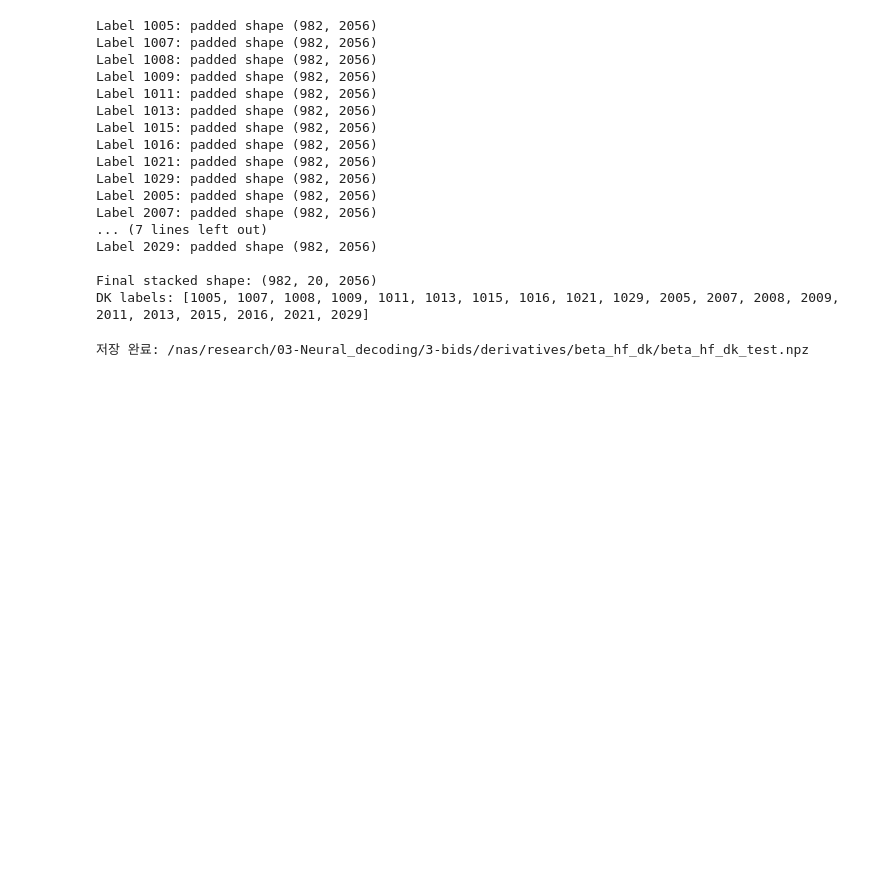
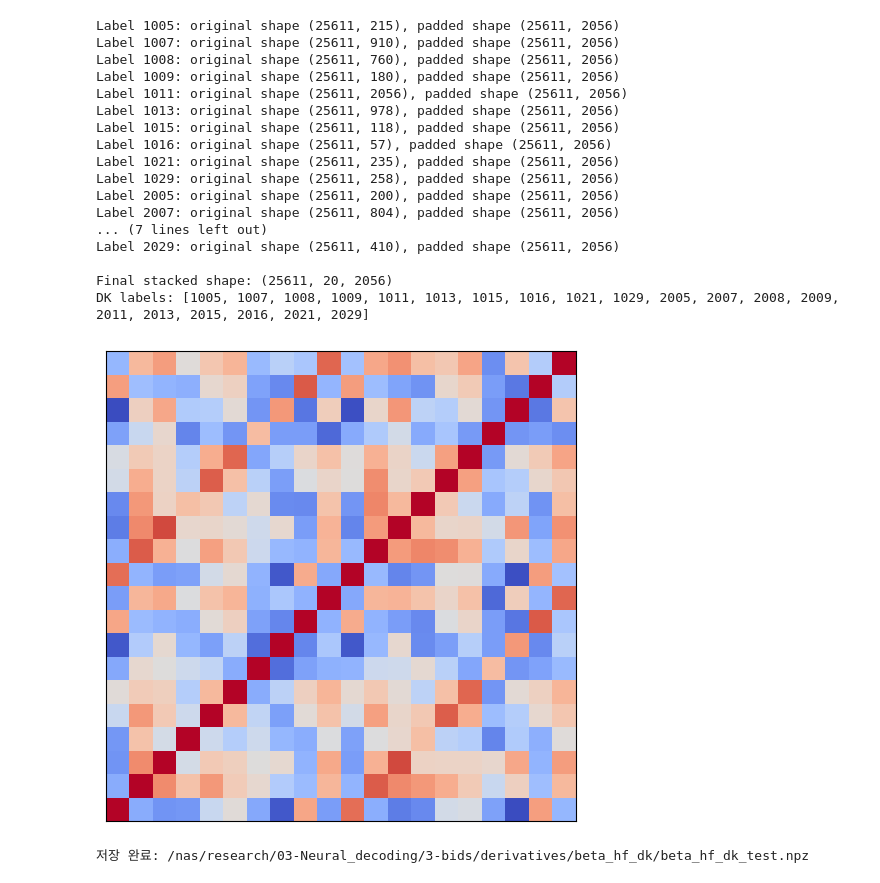
Before and after one commit to yw-kim-02/ConnecToMind, a Jupyter notebook: 2-Bids_code/test_mask.ipynb, the cells around one changed output. Cells and saved outputs as stored; diff of their text form; code cells hidden in the pictures; blank space fills up the shorter version.

```diff
--- a/2-Bids_code/test_mask.ipynb
+++ b/2-Bids_code/test_mask.ipynb
@@ -6,9 +6,9 @@ import os
 # %%
 nsd_mask_path = "/nas/research/03-Neural_decoding/3-bids/derivatives/beta_nsd/sub-01/nsdgeneral.nii.gz"
 dk_atlas_path = "/nas/research/03-Neural_decoding/3-bids/derivatives/beta_hf_dk/DK-atlas-fmri.nii.gz"
-beta_path = "/nas/research/03-Neural_decoding/3-bids/derivatives/beta_huggingface/nsdgeneral_test.npy"
-output_dir = "/nas/research/03-Neural_decoding/3-bids/derivatives/beta_hf_dk"
-os.makedirs(output_dir, exist_ok=True)
+beta_path = "/nas/research/03-Neural_decoding/3-bids/derivatives/beta_huggingface/nsdgeneral.npy"
+#output_dir = "/nas/research/03-Neural_decoding/3-bids/derivatives/beta_hf_dk"
+#os.makedirs(output_dir, exist_ok=True)
 
 nsd_mask = nib.load(nsd_mask_path).get_fdata().flatten()
 dk_atlas = nib.load(dk_atlas_path).get_fdata().flatten()
@@ -29,42 +29,74 @@ max_voxels = max(arr.shape[1] for arr in dk_dict.values())
 
 padded_dict = {}
 for label, data in dk_dict.items():
+    original_shape = data.shape
     pad_width = max_voxels - data.shape[1]
     if pad_width > 0:
         padded = np.pad(data, ((0,0), (0, pad_width)), mode='constant')
     else:
         padded = data
     padded_dict[label] = padded
-    print(f"Label {label}: padded shape {padded.shape}")
+    print(f"Label {label}: original shape {original_shape}, padded shape {padded.shape}")
+
 
 
 all_data = np.stack([padded_dict[label] for label in sorted(padded_dict.keys())], axis=0)
 all_data = np.transpose(all_data, (1, 0, 2))
 
-np.save(os.path.join(output_dir, "beta_dk_padded_test.npy"), all_data)
-np.save(os.path.join(output_dir, "beta_dk_labels_test.npy"), np.array(sorted(padded_dict.keys())))
+#np.save(os.path.join(output_dir, "beta_dk_padded_test.npy"), all_data)
+#np.save(os.path.join(output_dir, "beta_dk_labels_test.npy"), np.array(sorted(padded_dict.keys())))
 
 
 print(f"\nFinal stacked shape: {all_data.shape}")  # 전체 shape 확인
 print(f"DK labels: {sorted(padded_dict.keys())}")  # 라벨 확인
 # %% [output]
-Label 1005: padded shape (982, 2056)
-Label 1007: padded shape (982, 2056)
-Label 1008: padded shape (982, 2056)
-Label 1009: padded shape (982, 2056)
-Label 1011: padded shape (982, 2056)
-Label 1013: padded shape (982, 2056)
-Label 1015: padded shape (982, 2056)
-Label 1016: padded shape (982, 2056)
-Label 1021: padded shape (982, 2056)
-Label 1029: padded shape (982, 2056)
-Label 2005: padded shape (982, 2056)
-Label 2007: padded shape (982, 2056)
+Label 1005: original shape (25611, 215), padded shape (25611, 2056)
+Label 1007: original shape (25611, 910), padded shape (25611, 2056)
+Label 1008: original shape (25611, 760), padded shape (25611, 2056)
+Label 1009: original shape (25611, 180), padded shape (25611, 2056)
+Label 1011: original shape (25611, 2056), padded shape (25611, 2056)
+Label 1013: original shape (25611, 978), padded shape (25611, 2056)
+Label 1015: original shape (25611, 118), padded shape (25611, 2056)
+Label 1016: original shape (25611, 57), padded shape (25611, 2056)
+Label 1021: original shape (25611, 235), padded shape (25611, 2056)
+Label 1029: original shape (25611, 258), padded shape (25611, 2056)
+Label 2005: original shape (25611, 200), padded shape (25611, 2056)
+Label 2007: original shape (25611, 804), padded shape (25611, 2056)
 ... (7 lines left out)
-Label 2029: padded shape (982, 2056)
+Label 2029: original shape (25611, 410), padded shape (25611, 2056)
 
-Final stacked shape: (982, 20, 2056)
+Final stacked shape: (25611, 20, 2056)
 DK labels: [1005, 1007, 1008, 1009, 1011, 1013, 1015, 1016, 1021, 1029, 2005, 2007, 2008, 2009, 2011, 2013, 2015, 2016, 2021, 2029]
+# %%
+import numpy as np
+import matplotlib.pyplot as plt
+
+# all_data: (n_samples, n_rois, n_voxels)  →  (982, 20, 2056)
+# labels: [1005, 1007, …, 2029] 순서대로 정렬된 ROI 레이블 리스트
+
+# 1) ROI별 복셀 평균 → 시계열 생성 (shape: [n_samples, n_rois])
+roi_timeseries = all_data.mean(axis=2)
+
+# 2) ROI 간 상관행렬 계산 (shape: [n_rois, n_rois])
+#    np.corrcoef는 기본적으로 행(row)을 변수로, 열(col)을 관측치로 취급하므로
+corr_mat = np.corrcoef(roi_timeseries, rowvar=False)
+
+# 3) 히트맵 그리기
+fig, ax = plt.subplots(figsize=(6, 5))
+im = ax.imshow(corr_mat,
+    origin='lower',
+    cmap='coolwarm',
+    aspect='equal')
+ax.set_xticks([])
+ax.set_yticks([])
+#ax.set_xticklabels(label, rotation=90, fontsize=8)
+#ax.set_yticklabels(label, fontsize=8)
+#ax.set_title('ROI 간 상관행렬')
+#plt.colorbar(im, ax=ax, fraction=0.046, pad=0.04)
+plt.tight_layout()
+plt.show()
+# %% [output]
+[figure, added]
 # %%
 import numpy as np
 import pandas as pd
```
Also changed, not shown: 6 other files.
